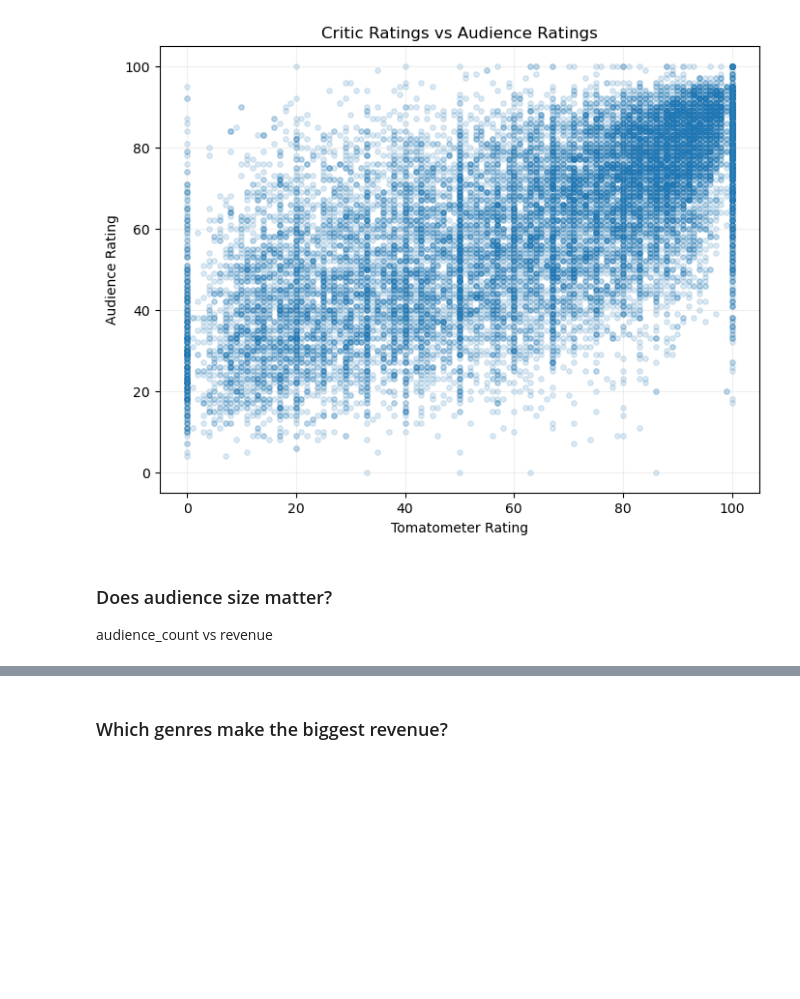
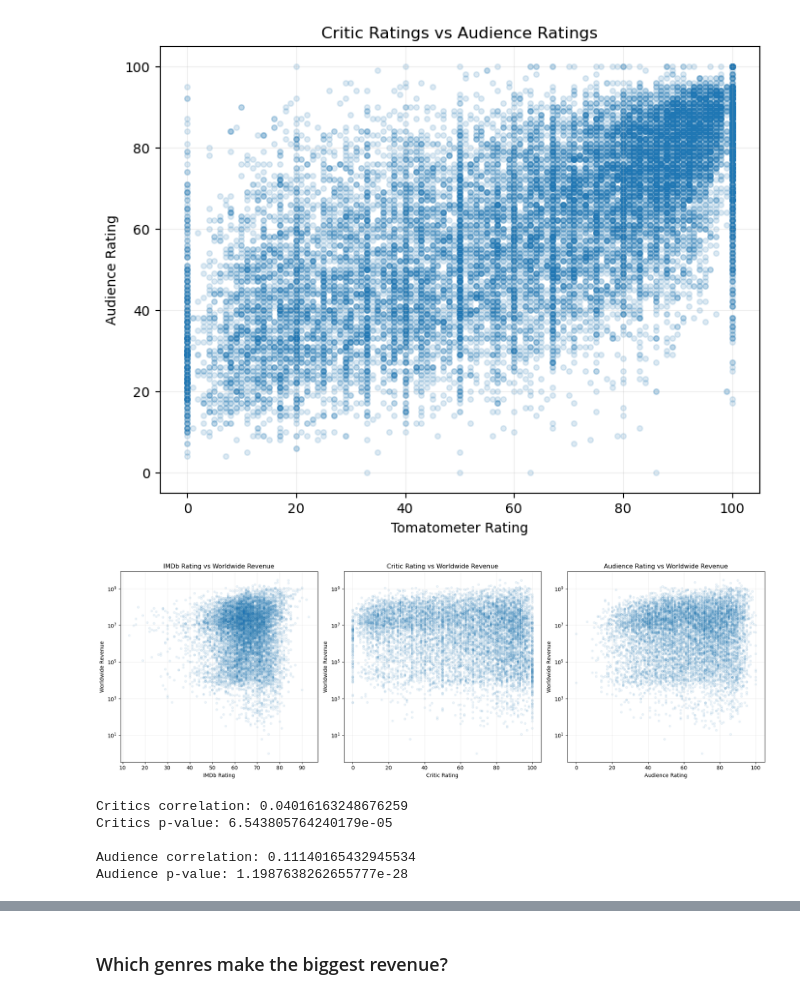
Before and after one commit to violina-www/data_science_26_project, a Jupyter notebook: Movies_Project.ipynb, the cells around one changed output, grey strips where cells are left out. Saved outputs shown, nothing was run; the diff lists cells and outputs as text; code cells hidden in the pictures; blank space fills up the shorter version.

```diff
--- a/Movies_Project.ipynb
+++ b/Movies_Project.ipynb
@@ -759,6 +777,57 @@ plt.grid(alpha=0.2)
 plt.show()
 # %% [output]
 [figure]
-# %% [markdown]
-### Does audience size matter?
-audience_count vs revenue
+# %%
+fig, axes = plt.subplots(1, 3, figsize=(18,6))
+
+plots = [
+    ('rating', 'IMDb Rating'),
+    ('tomatometer_rating', 'Critic Rating'),
+    ('audience_rating', 'Audience Rating')
+]
+
+for ax, (col, label) in zip(axes, plots):
+
+    ax.scatter(
+        analysis_data[col],
+        analysis_data['gross_worldwide'],
+        alpha=0.08,
+        s=15
+    )
+
+    ax.set_yscale('log')
+
+    ax.set_title(f'{label} vs Worldwide Revenue')
+    ax.set_xlabel(label)
+    ax.set_ylabel('Worldwide Revenue')
+
+    ax.grid(alpha=0.2)
+
+plt.tight_layout()
+plt.show()
+# %% [output]
+[figure, added]
+# %%
+corr_critics, p_critics = pearsonr(
+    analysis_data['tomatometer_rating'],
+    analysis_data['gross_worldwide']
+)
+
+corr_audience, p_audience = pearsonr(
+    analysis_data['audience_rating'],
+    analysis_data['gross_worldwide']
+)
+
+print("Critics correlation:", corr_critics)
+print("Critics p-value:", p_critics)
+
+print()
+
+print("Audience correlation:", corr_audience)
+print("Audience p-value:", p_audience)
+# %% [output]
+Critics correlation: 0.04016163248676259
+Critics p-value: 6.543805764240179e-05
+
+Audience correlation: 0.11140165432945534
+Audience p-value: 1.1987638262655777e-28
```
Also changed, not shown: parts of 8 cells of this notebook.
